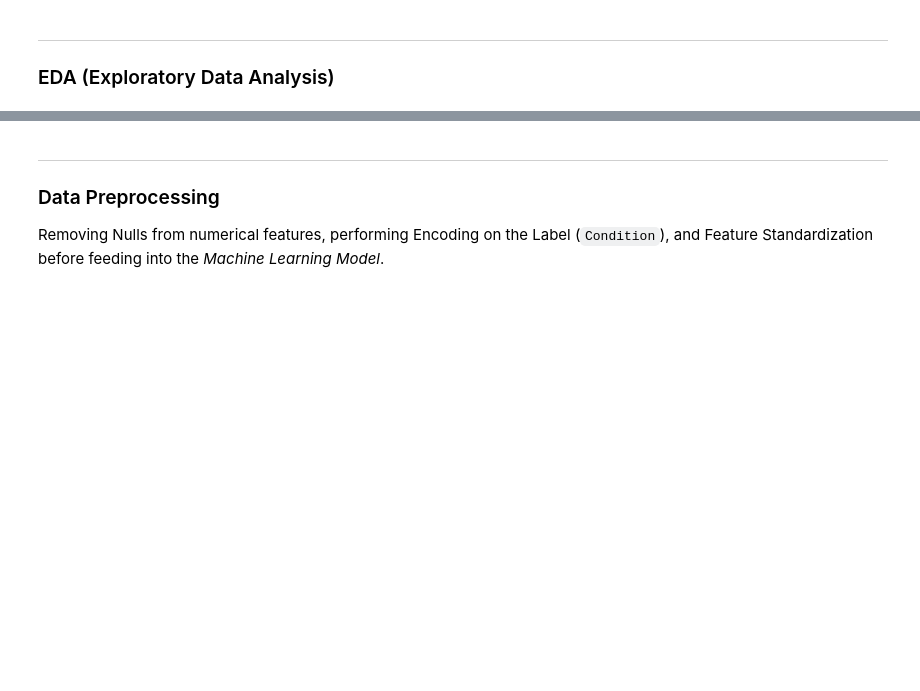
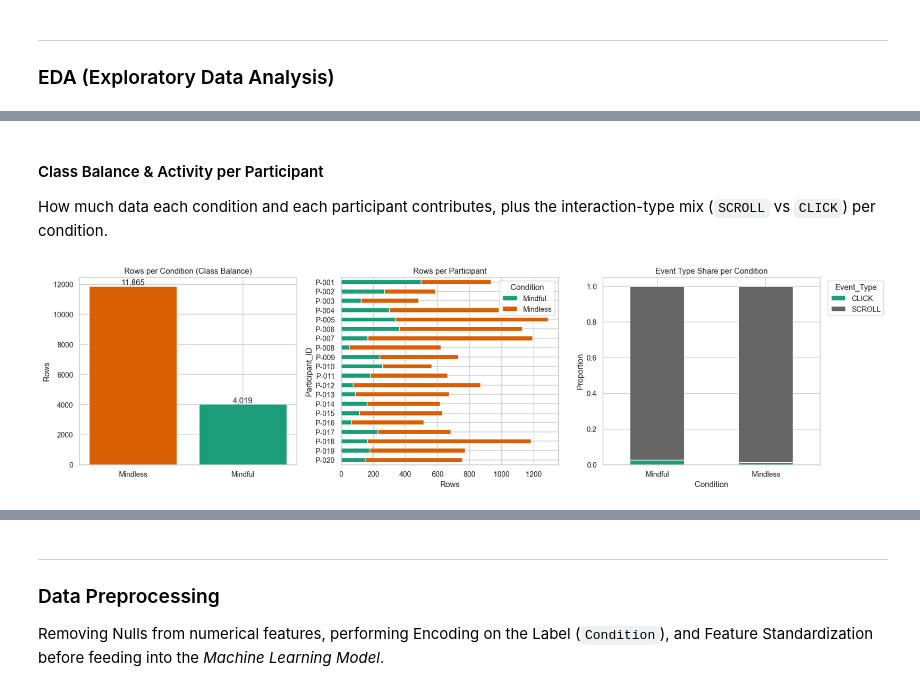
Before and after one commit to Research-Method-13/data-processing, a Jupyter notebook: main.ipynb, the cells around one changed output, grey strips where cells are left out. Saved outputs shown, nothing was run; the diff lists cells and outputs as text; code cells hidden in the pictures; blank space fills up the shorter version.

```diff
--- a/main.ipynb
+++ b/main.ipynb
@@ -76,0 +98,33 @@ plt.show()
+# %% [markdown]
+#### Class Balance & Activity per Participant
+How much data each condition and each participant contributes, plus the interaction-type mix (`SCROLL` vs `CLICK`) per condition.
+# %%
+fig, axes = plt.subplots(1, 3, figsize=(18, 5))
+
+# Class balance
+counts = df_merged['Condition'].value_counts()
+axes[0].bar(counts.index, counts.values, color=[PALETTE[c] for c in counts.index])
+axes[0].set_title('Rows per Condition (Class Balance)')
+axes[0].set_ylabel('Rows')
+for i, v in enumerate(counts.values):
+    axes[0].text(i, v, f'{v:,}', ha='center', va='bottom')
+
+# Rows per participant per condition — shows who dominates the dataset,
+# which matters because the train/test split is grouped by participant
+part_counts = df_merged.groupby(['Participant_ID', 'Condition']).size().unstack(fill_value=0)
+part_counts.plot(kind='barh', stacked=True, color=PALETTE, ax=axes[1])
+axes[1].set_title('Rows per Participant')
+axes[1].set_xlabel('Rows')
+axes[1].invert_yaxis()
+
+# Event type share within each condition
+event_share = pd.crosstab(df_merged['Condition'], df_merged['Event_Type'], normalize='index')
+event_share.plot(kind='bar', stacked=True, colormap='Dark2', ax=axes[2], rot=0)
+axes[2].set_title('Event Type Share per Condition')
+axes[2].set_ylabel('Proportion')
+axes[2].legend(title='Event_Type', bbox_to_anchor=(1.02, 1), loc='upper left')
+
+plt.tight_layout()
+plt.show()
+# %% [output]
+[figure, added]
```
Also changed, not shown: parts of 8 cells of this notebook, 1 other file.
